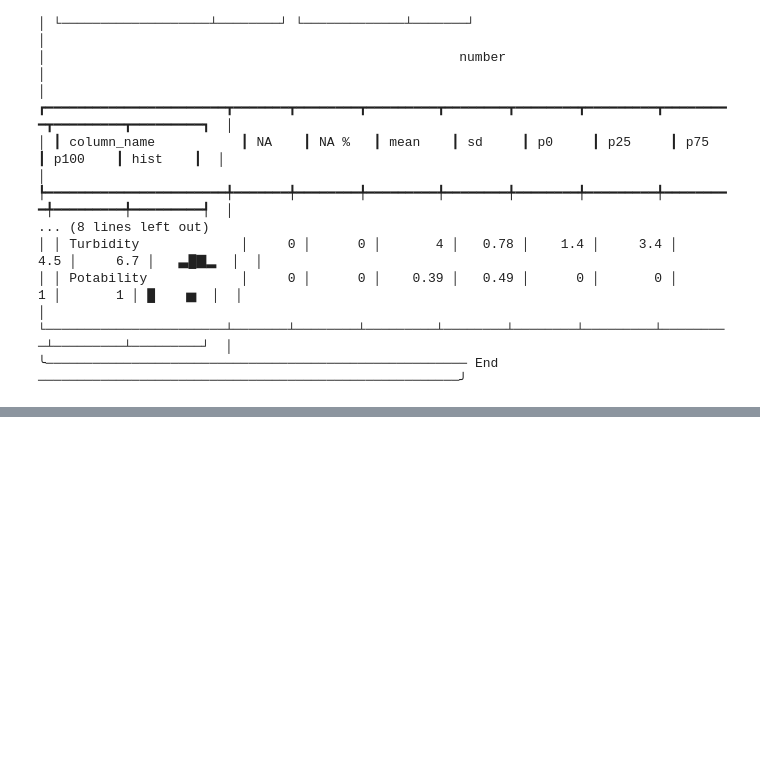
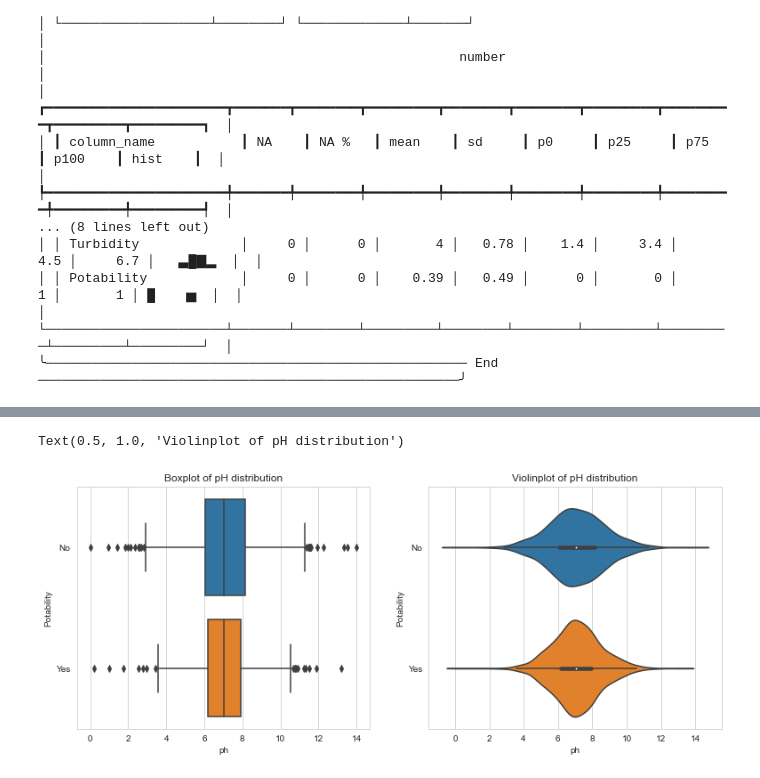
Before and after one commit to adinayak99/Datathon, a Jupyter notebook: Datathon.ipynb, the cells around one changed output, grey strips where cells are left out. Drawn from its saved outputs; the diff is of its cells as text; code cells hidden in the pictures; blank space fills up the shorter version.

```diff
--- a/Datathon.ipynb
+++ b/Datathon.ipynb
@@ -122,0 +148,11 @@ df_missingph = df
+# %%
+fig, (ax_box, ax_violin) = plt.subplots(nrows=1, ncols=2, figsize=(13, 5))
+sns.boxplot(x="ph", y="Potability", data=df, ax=ax_box)
+sns.violinplot(x="ph", y="Potability", data=df, ax=ax_violin)
+#sns.scatterplot(data=df, x='ph', y='Hardness', hue='Potability')
+ax_box.set_title("Boxplot of pH distribution")
+ax_violin.set_title("Violinplot of pH distribution")
+#ax_scat_plot.set_title("pH vs. Hardness")
+# %% [output]
+Text(0.5, 1.0, 'Violinplot of pH distribution')
+[figure, added]
```
Also changed, not shown: parts of 39 cells of this notebook, 1 other file.
